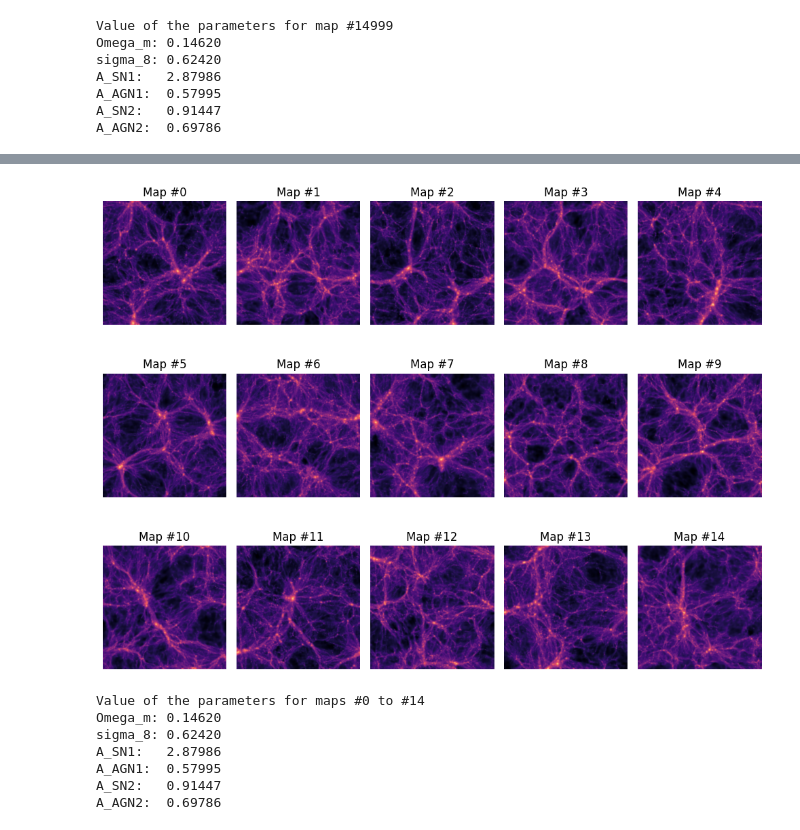
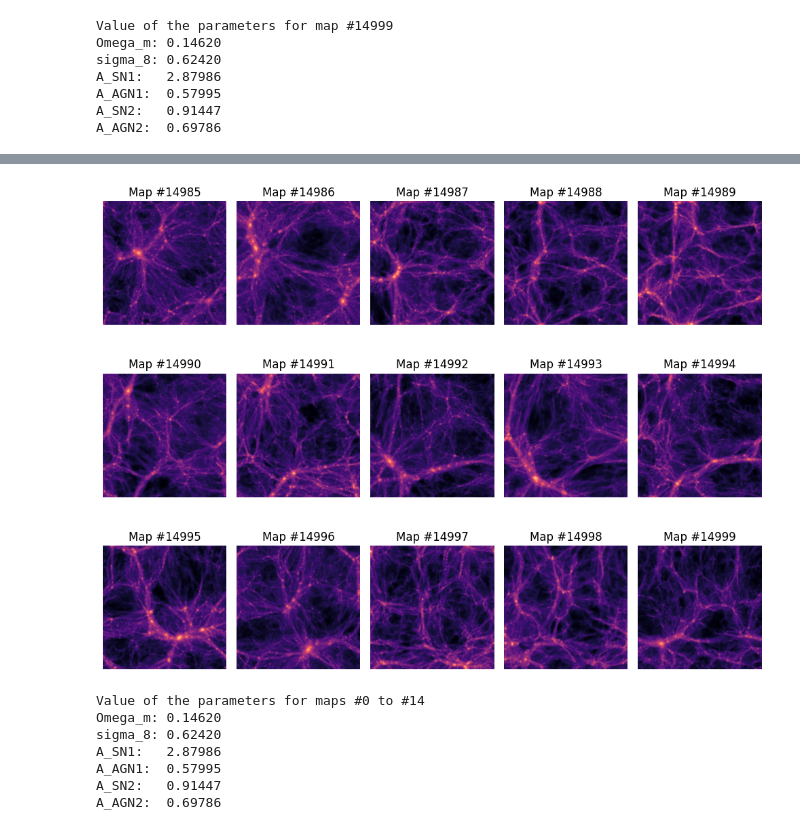
Before and after one commit to amf599-cyber/CMD_LAB7-8, a Jupyter notebook: LAB7.ipynb, the cells around one changed output, grey strips where cells are left out. Drawn from its saved outputs; the diff is of its cells as text; code cells hidden in the pictures.

```diff
--- a/LAB7.ipynb
+++ b/LAB7.ipynb
@@ -135,35 +135,36 @@ A_AGN2:  1.42899
 # %%
 # Testing to see properties of consecutive sets of 15 maps
 # Create a figure and a set of subplots for 15 maps (3 rows, 5 columns)
 fig, axes = plt.subplots(3, 5, figsize=(10, 8))
 axes = axes.flatten() # Flatten the 2D array of axes for easy iteration
 
 for i in range(15):
-    map_number_test = i
+    n = 999 # n can be 0 up to 999
+    map_number_test = i + n * 15 # add a multiple of 15 to index a different matching set of params
     # The parameters are associated with every 15 maps, so for maps 0-14, it's params[0]
     params_map_test = params[map_number_test // 15]
 
     # Plot the map in the current subplot
     ax = axes[i]
     im = ax.imshow(np.log10(maps[map_number_test]), cmap=plt.get_cmap('magma'), origin='lower', interpolation='bicubic')
     ax.set_title(f'Map #{map_number_test}')
     ax.axis('off') # Hide axes ticks and labels for cleaner display
 
 # Adjust layout to prevent overlapping titles
 plt.tight_layout()
 plt.show()
 
 # Print the parameters for this set of 15 maps (which all share params[0])
 # Since map_number_test // 15 will be 0 for all maps from 0 to 14, params_map_test is params[0]
 print('Value of the parameters for maps #0 to #14')
 print('Omega_m: %.5f'%params[0][0])
 print('sigma_8: %.5f'%params[0][1])
 print('A_SN1:   %.5f'%params[0][2])
 print('A_AGN1:  %.5f'%params[0][3])
 print('A_SN2:   %.5f'%params[0][4])
 print('A_AGN2:  %.5f'%params[0][5])
 # %% [output]
-[figure, old version]
+[figure, new version]
 Value of the parameters for maps #0 to #14
 Omega_m: 0.14620
 sigma_8: 0.62420
```
Also changed, not shown: parts of 3 cells of this notebook.
